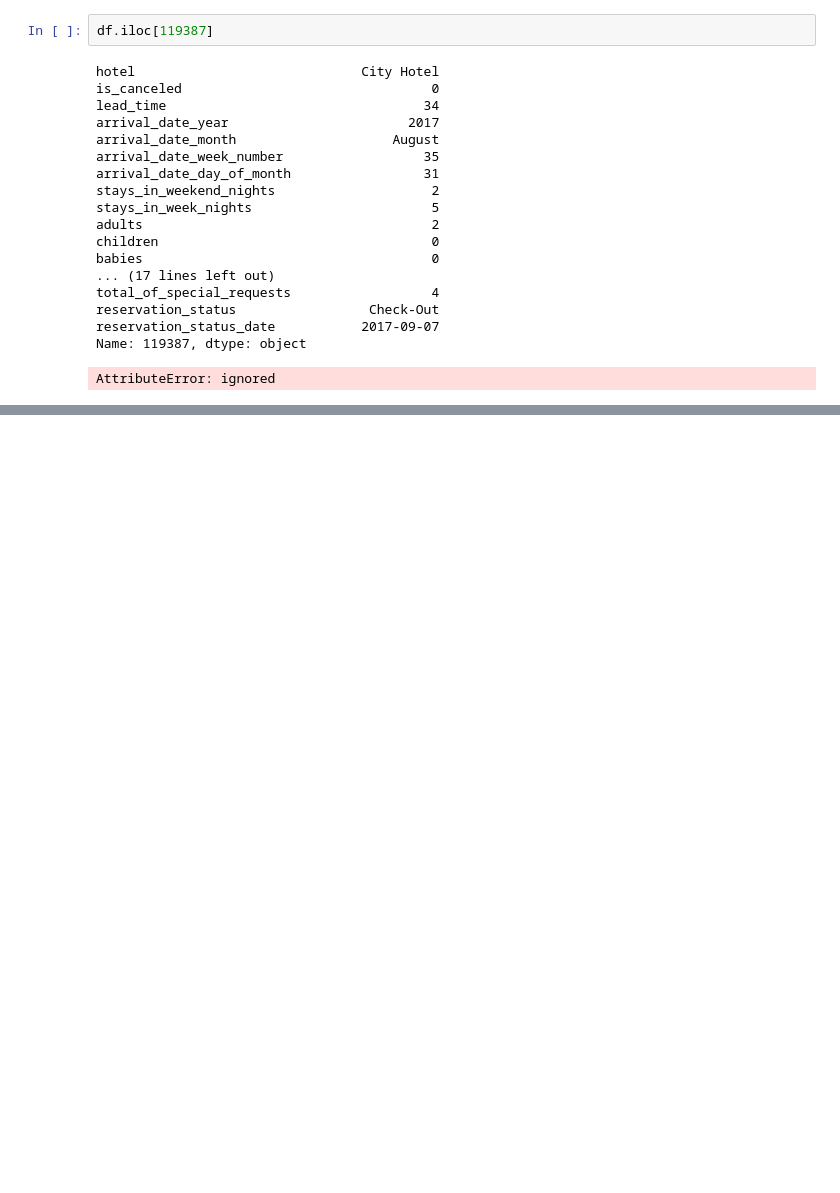
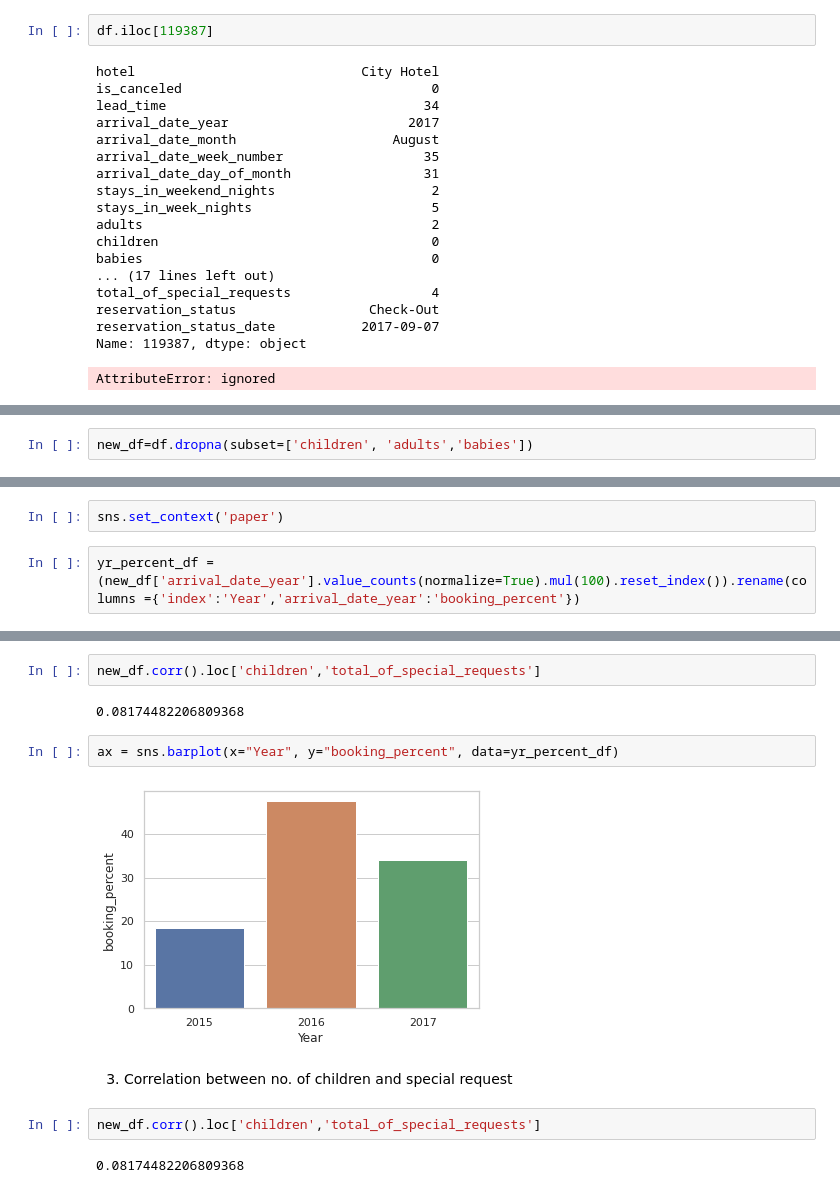
Before and after one commit to AkshayRai20/Projects1, a Jupyter notebook: Akshay_Team_6_Capstone_Project.ipynb, the cells around one changed output, grey strips where cells are left out. Saved outputs shown, nothing was run; the diff lists cells and outputs as text; blank space fills up the shorter version.

```diff
--- a/Akshay_Team_6_Capstone_Project.ipynb
+++ b/Akshay_Team_6_Capstone_Project.ipynb
@@ -164,0 +184,2 @@ AttributeError: ignored
+# %%
+new_df=df.dropna(subset=['children', 'adults','babies'])
@@ -164,0 +205,4 @@ AttributeError: ignored
+# %%
+sns.set_context('paper')
+# %%
+yr_percent_df = (new_df['arrival_date_year'].value_counts(normalize=True).mul(100).reset_index()).rename(columns ={'index':'Year','arrival_date_year':'booking_percent'})
@@ -164,0 +216,14 @@ AttributeError: ignored
+# %%
+new_df.corr().loc['children','total_of_special_requests']
+# %% [output]
+0.08174482206809368
+# %%
+ax = sns.barplot(x="Year", y="booking_percent", data=yr_percent_df)
+# %% [output]
+[figure, added]
+# %% [markdown]
+3. Correlation between no. of children and special request
+# %%
+new_df.corr().loc['children','total_of_special_requests']
+# %% [output]
+0.08174482206809368
```
Also changed, not shown: parts of 15 cells of this notebook.
